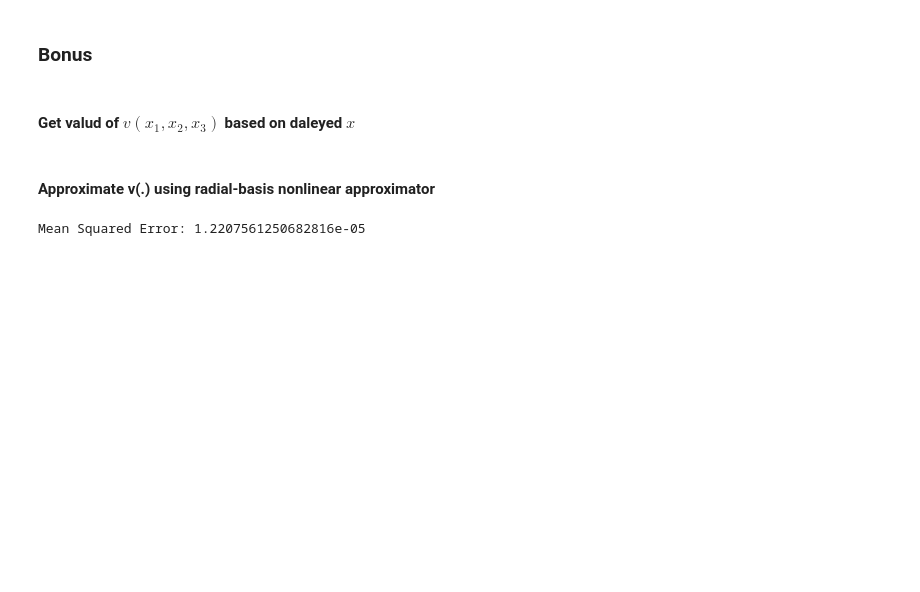
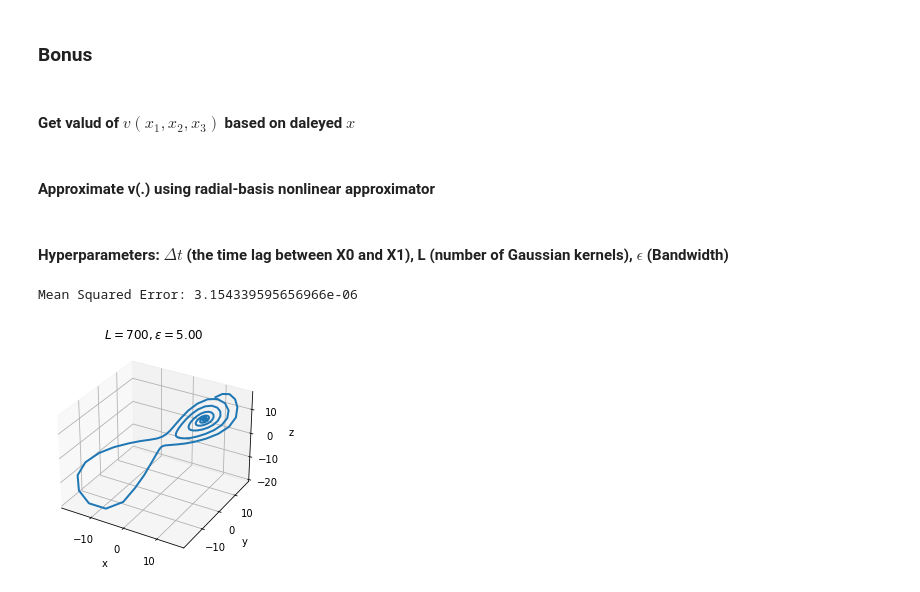
Before and after one commit to Linnore/MLCMS-Ex5-GroupK, a Jupyter notebook: task4.ipynb, the cells around one changed output. Cells and saved outputs as stored; diff of their text form; code cells hidden in the pictures; blank space fills up the shorter version.

Commit message:
Task4_bonus_finished

```diff
--- a/task4.ipynb
+++ b/task4.ipynb
@@ -141,19 +138,46 @@ Another reason why an embedding using z coordinates fails is that, the maniford
 # %% [markdown]
 #### Get valud of $v(x_1, x_2, x_3)$ based on daleyed $x$
 # %%
-dt = t_end/Num # The time step we used in the solve_ivp
-X0 = np.column_stack((X_lag0[:-1], X_lag1[:-1], X_lag2[:-1]))
-X1 = np.column_stack((X_lag0[1:], X_lag1[1:], X_lag2[1:]))
+dn = 1
+dt = dn*t_end/Num
+X0 = np.column_stack((X_lag0[:-dn], X_lag1[:-dn], X_lag2[:-dn]))
+X1 = np.column_stack((X_lag0[dn:], X_lag1[dn:], X_lag2[dn:]))
 dX = X1-X0
 VX = dX / dt
 # %% [markdown]
 #### Approximate v(.) using radial-basis nonlinear approximator
-# %%
-task4bonus = rbapx(X0, VX)
-task4bonus.fit(L=2000)
-vhat = task4bonus.predict()
-X1_hat = X0 + vhat*dt
-MSE = np.square(X1 - X1_hat).mean()
-print("Mean Squared Error:", MSE)
-# %% [output]
-Mean Squared Error: 1.2207561250682816e-05
+# %% [markdown]
+#### Hyperparameters: $\Delta t$ (the time lag between X0 and X1), L (number of Gaussian kernels), $\epsilon$ (Bandwidth)
+# %%
+def f_bonus(t, state):
+    D = task4bonus.predict(x=state)
+    return D[0][0], D[0][1], D[0][2]
+# %%
+L, e = 700, 5
+task4bonus = rbapx(X0, VX)
+task4bonus.fit(L=L, e=e)
+vhat = task4bonus.predict()
+X1_hat = X0 + vhat*dt
+MSE = np.square(X1 - X1_hat).mean()
+print("Mean Squared Error:", MSE)
+
+t_start, t_end = 0, 100
+Num = 3000
+t = np.linspace(t_start, t_end, Num)
+
+x0 = X0[0]
+
+sol = solve_ivp(f_bonus, [t_start, t_end], x0, t_eval=t)
+states = sol.y.T
+
+fig = plt.figure()
+ax = fig.add_subplot(111, projection='3d')
+ax.plot(states[:, 0], states[:, 1], states[:, 2], linewidth=2)
+ax.set_xlabel("x")
+ax.set_ylabel("y")
+ax.set_zlabel("z")
+plt.title(r"$L=%d, \epsilon=%.2f$"%(L, e))
+plt.show()
+# %% [output]
+Mean Squared Error: 3.154339595656966e-06
+[figure, added]
```
Also changed, not shown: parts of 3 cells of this notebook, 1 other file.
